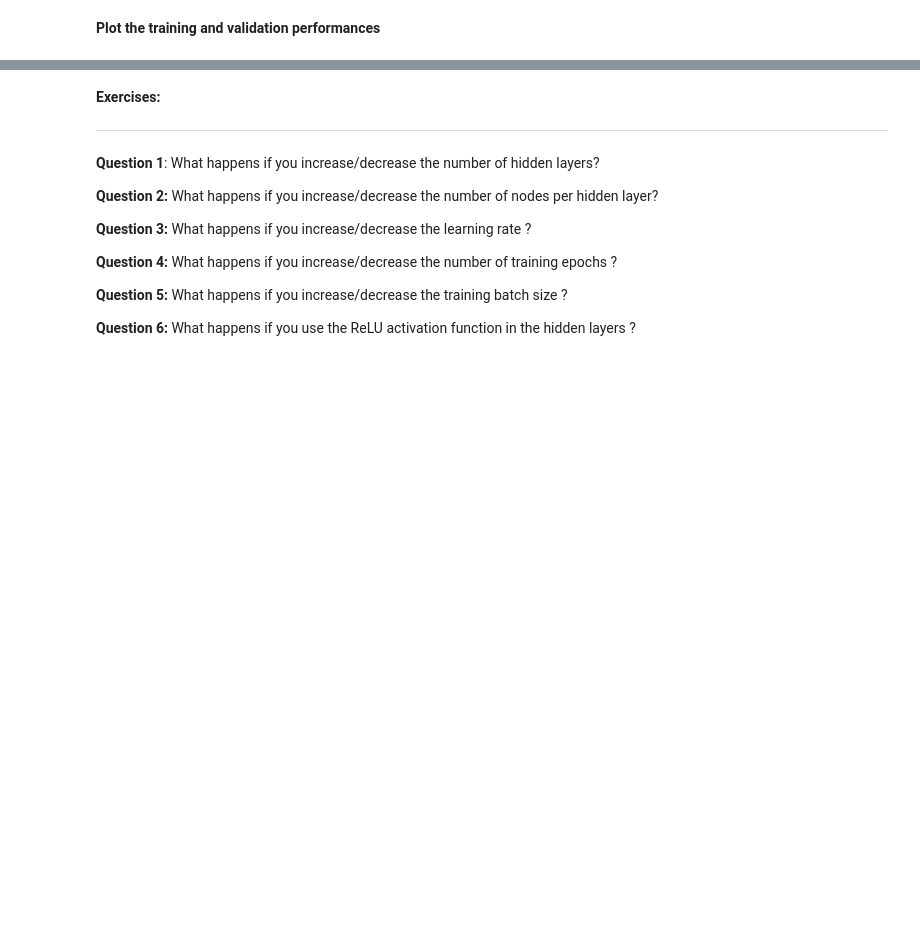
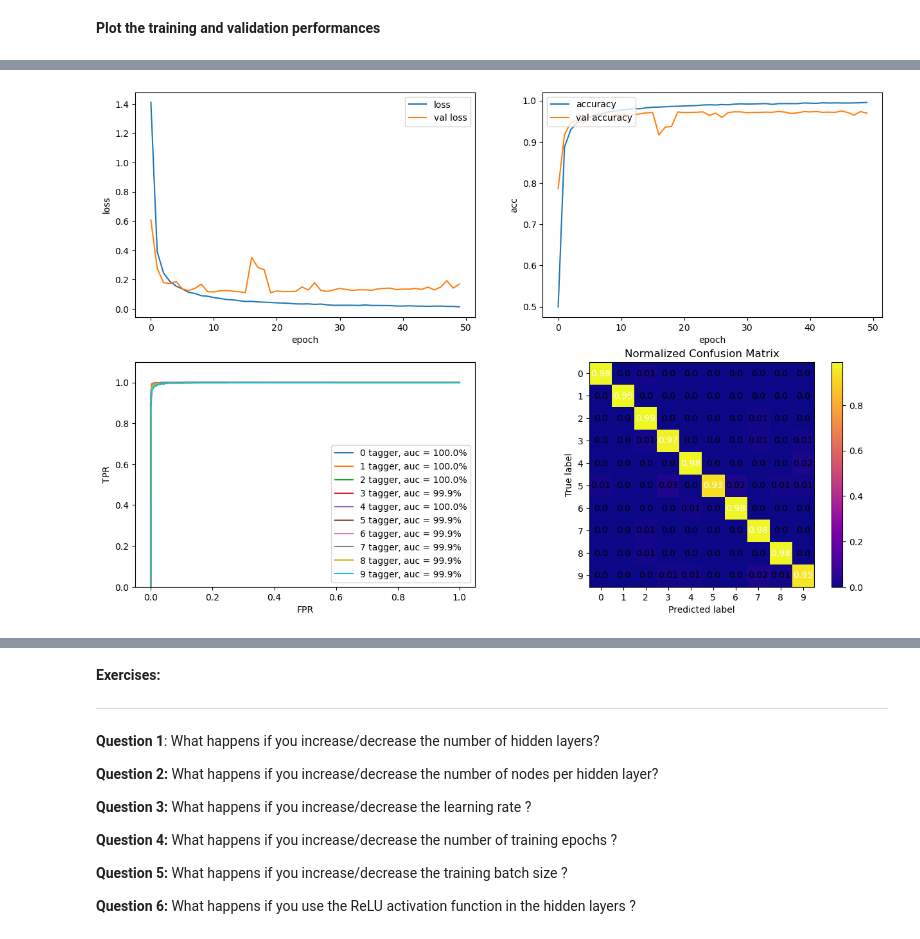
Before and after one commit to sznajder/UERJ-EscolaPPGF-2024, a Jupyter notebook: MLP_MNIST_Keras_softmax.ipynb, the cells around one changed output, grey strips where cells are left out. Cells and saved outputs as stored; diff of their text form; code cells hidden in the pictures; blank space fills up the shorter version.

```diff
--- a/MLP_MNIST_Keras_softmax.ipynb
+++ b/MLP_MNIST_Keras_softmax.ipynb
@@ -148,3 +129,64 @@ plt.show()
+# %%
+# Plot loss vs epoch
+plt.figure(figsize=(15,10))
+ax = plt.subplot(2, 2, 1)
+ax.plot(history.history['loss'], label='loss')
+ax.plot(history.history['val_loss'], label='val loss')
+ax.legend(loc="upper right")
+ax.set_xlabel('epoch')
+ax.set_ylabel('loss')
+
+# Plot accuracy vs epoch
+ax = plt.subplot(2, 2, 2)
+ax.plot(history.history['accuracy'], label='accuracy')
+ax.plot(history.history['val_accuracy'], label='val accuracy')
+#ax.plot(history.history['categorical_accuracy'], label='categorical_accuracy')
+#ax.plot(history.history['val_categorical_accuracy'], label='val categorical accuracy')
+ax.legend(loc="upper left")
+ax.set_xlabel('epoch')
+ax.set_ylabel('acc')
+
+# Plot the ROC curves
+labels = ['gluon', 'quark', 'W', 'Z', 'top']
+fpr = {}
+tpr = {}
+auc1 = {}
+precision = {}
+recall = {}
+NN = {}
+NP = {}
+TP = {}
+FP = {}
+TN = {}
+FN = {}
+tresholds = {}
+
+
+ax = plt.subplot(2, 2, 3)
+Y_pred = model.predict(X_test)
+
+# Loop over classes(labels) to get metrics per class
+labels = ["0", "1", "2", "3", "4", "5", "6", "7", "8", "9"]
+for i, label in enumerate(labels):
+    fpr[label], tpr[label], tresholds[label] = roc_curve(Y_test[:,i], Y_pred[:,i])
+    auc1[label] = auc(fpr[label], tpr[label])
+    ax.plot(fpr[label],tpr[label],label='%s tagger, auc = %.1f%%'%(label,auc1[label]*100.))
+
+ax.set_xlabel("FPR")
+ax.set_ylabel("TPR")
+ax.set_ylim(0,1.1)
+#ax.set_grid(True)
+ax.legend(loc='lower right')
+
+
+# Plot Confusion matrix
+ax = plt.subplot(2, 2, 4)
+plot_confusion_matrix(np.argmax(Y_test, axis=1), np.argmax(Y_pred, axis=1), normalize='all', cmap=plt.cm.Blues, ax=ax)
+
+# Display the plots
+plt.show()
+# %% [output]
+[figure, added]
 # %%
 Nplot = 20
 plt.figure(figsize=(10,10))
```
Also changed, not shown: parts of 7 cells of this notebook.
